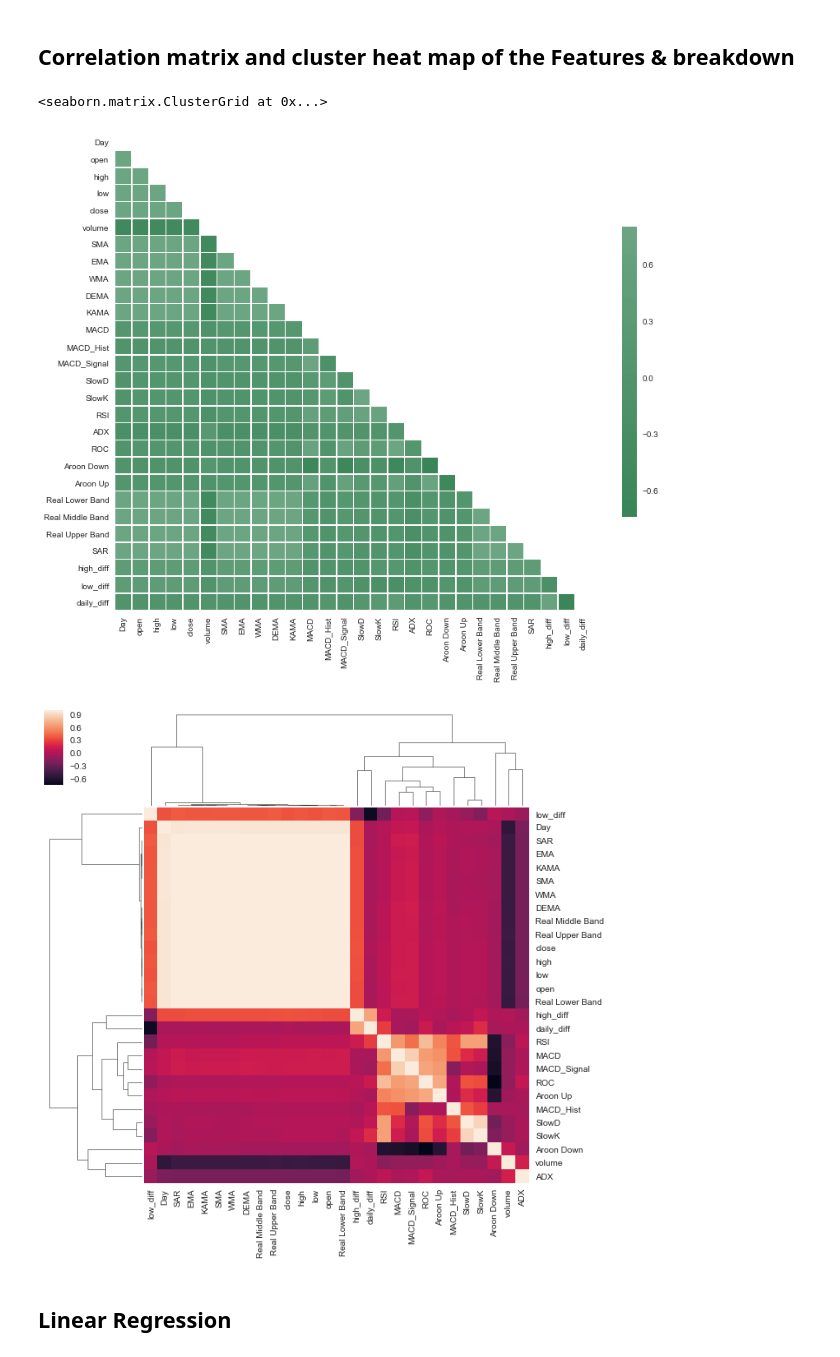
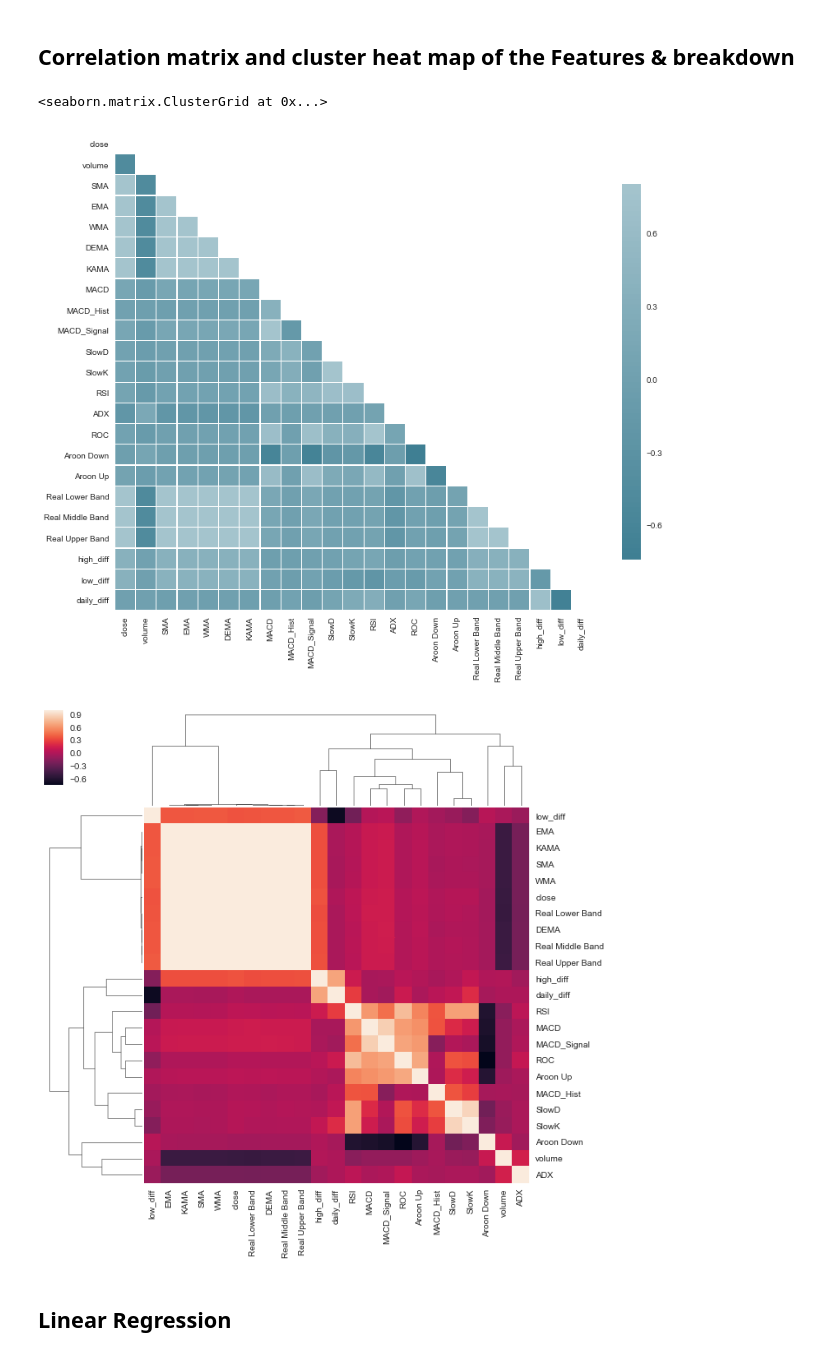
Before and after one commit to mjworthington/Online_ML_4803, a Jupyter notebook: NASDAQ_Predictor&NN.ipynb, the cells around one changed output. Saved outputs shown, nothing was run; the diff lists cells and outputs as text; code cells hidden in the pictures.

```diff
--- a/NASDAQ_Predictor&NN.ipynb
+++ b/NASDAQ_Predictor&NN.ipynb
@@ -138,6 +138,9 @@ data5['daily_diff']=daily_diff
 # print(data4.head(2))
 # print(data5.head(2))
  #I made this list just case we need to use it later to build model   &&   #  maybe take out daily change percentage
+data5["change"] = data5["daily_diff"]>= 0
+data5["change"] = data5["change"].astype(int)
+print(data5["change"])
 feature_list = ['open','high','low', 'close', 'volume','RSI','SMA','EMA',\
     'MACD','MACD_Hist','MACD_Signal','SlowD','SlowK','WMA','Real Upper Band','Real Lower Band',\
         'Real Middle Band','KAMA','DEMA','ADX','Aroon Up','Aroon Down','daily_diff','high_diff','low_diff']
@@ -349,21 +369,21 @@ explained variance ratio: [9.30298324e-01 6.92460418e-02 1.74762917e-04]
 # %%
 from string import ascii_letters
 import numpy as np
 import pandas as pd
 import seaborn as sns
 import matplotlib.pyplot as plt
-corr = data1_normalized.corr()
+corr = data1_normalized.drop(['Day','SAR','open','high','low'],axis=1).corr()
 mask = np.zeros_like(corr, dtype=np.bool)
 mask[np.triu_indices_from(mask)] = True
-f, ax = plt.subplots(figsize=(13,13))
-cmap = sns.diverging_palette(500, 900, as_cmap=True)
-sns.heatmap(corr, mask=mask, cmap=cmap, vmax=.8, center=5,
-            square=True, linewidths=.5, cbar_kws={"shrink": .5})
+f, ax = plt.subplots(figsize=(13,12))
+cmap = sns.diverging_palette(1300, 500, as_cmap=True)
+sns.heatmap(corr, mask=mask, cmap=cmap, vmax=.8, center=2,
+            square=True, linewidths=.2, cbar_kws={"shrink": .7})
 sns.clustermap(corr)
 # %% [output]
 <seaborn.matrix.ClusterGrid at 0x...>
-[figure, old version]
+[figure, new version]
-[figure, old version]
+[figure, new version]
 # %% [markdown]
 ## Linear Regression
 # %%
```
Also changed, not shown: parts of 21 cells of this notebook.
